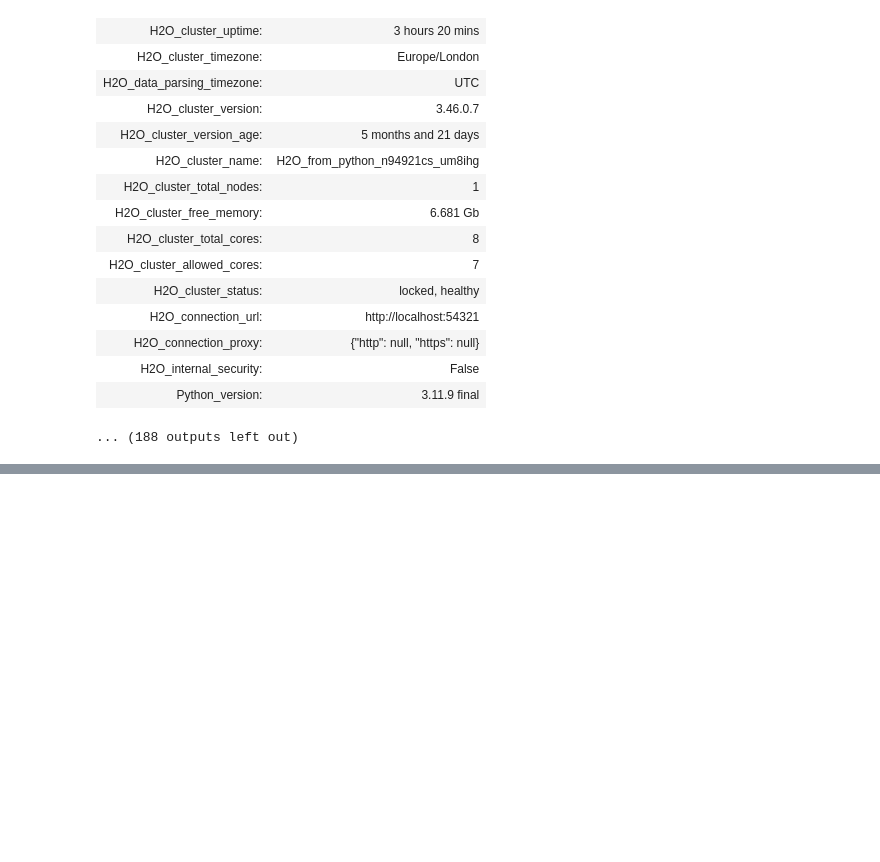
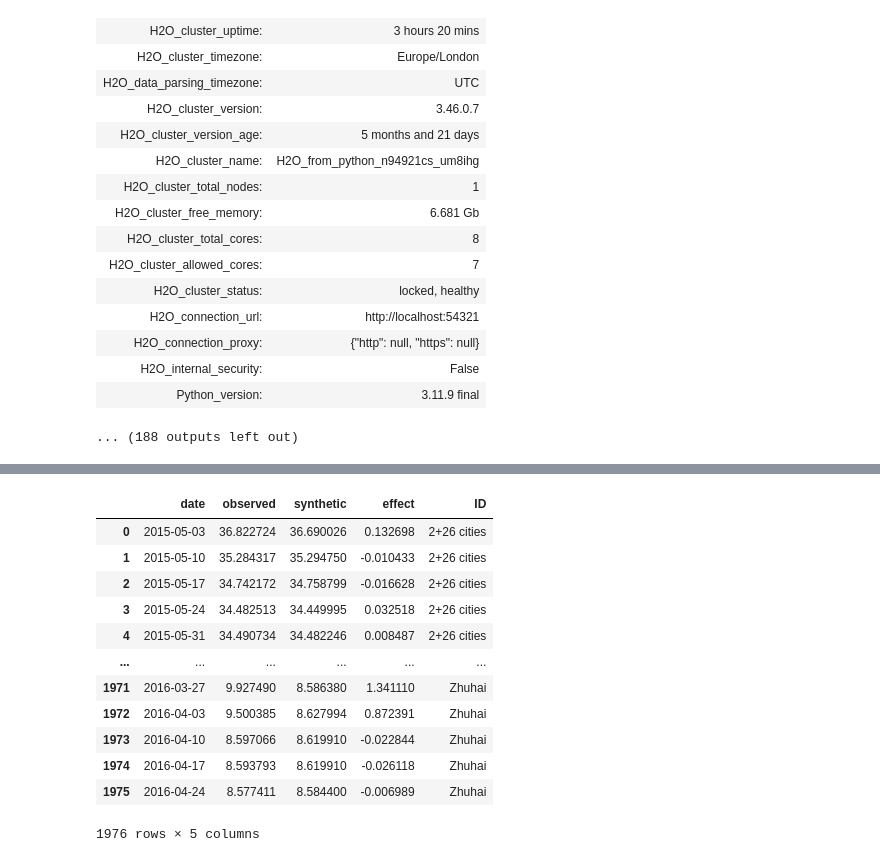
Before and after one commit to normet-dev/normet-py, a Jupyter notebook: notebooks/4.Counterfactual Modelling.ipynb, the cells around one changed output, grey strips where cells are left out. Drawn from its saved outputs; the diff is of its cells as text; code cells hidden in the pictures; blank space fills up the shorter version.

```diff
--- a/notebooks/4.Counterfactual Modelling.ipynb
+++ b/notebooks/4.Counterfactual Modelling.ipynb
@@ -546,0 +523,18 @@ Please download and install the latest version from: https://h2o-release.s3.amaz
+# %%
+mlscm_all=nm.scm_all(df,date_col="date",outcome_col='SO2wn',unit_col='ID',donors=control_pool,cutoff_date='2015-10-23',scm_backend='mlscm')
+# %%
+mlscm_all
+# %% [output]
+|  | date | observed | synthetic | effect | ID |
+| 0 | 2015-05-03 | 36.822724 | 36.690026 | 0.132698 | 2+26 cities |
+| 1 | 2015-05-10 | 35.284317 | 35.294750 | -0.010433 | 2+26 cities |
+| 2 | 2015-05-17 | 34.742172 | 34.758799 | -0.016628 | 2+26 cities |
+| 3 | 2015-05-24 | 34.482513 | 34.449995 | 0.032518 | 2+26 cities |
+| 4 | 2015-05-31 | 34.490734 | 34.482246 | 0.008487 | 2+26 cities |
+| ... | ... | ... | ... | ... | ... |
+| 1971 | 2016-03-27 | 9.927490 | 8.586380 | 1.341110 | Zhuhai |
+| 1972 | 2016-04-03 | 9.500385 | 8.627994 | 0.872391 | Zhuhai |
+| 1973 | 2016-04-10 | 8.597066 | 8.619910 | -0.022844 | Zhuhai |
+| 1974 | 2016-04-17 | 8.593793 | 8.619910 | -0.026118 | Zhuhai |
+| 1975 | 2016-04-24 | 8.577411 | 8.584400 | -0.006989 | Zhuhai |
+1976 rows × 5 columns
```
Also changed, not shown: parts of 23 cells of this notebook, 12 other files.
